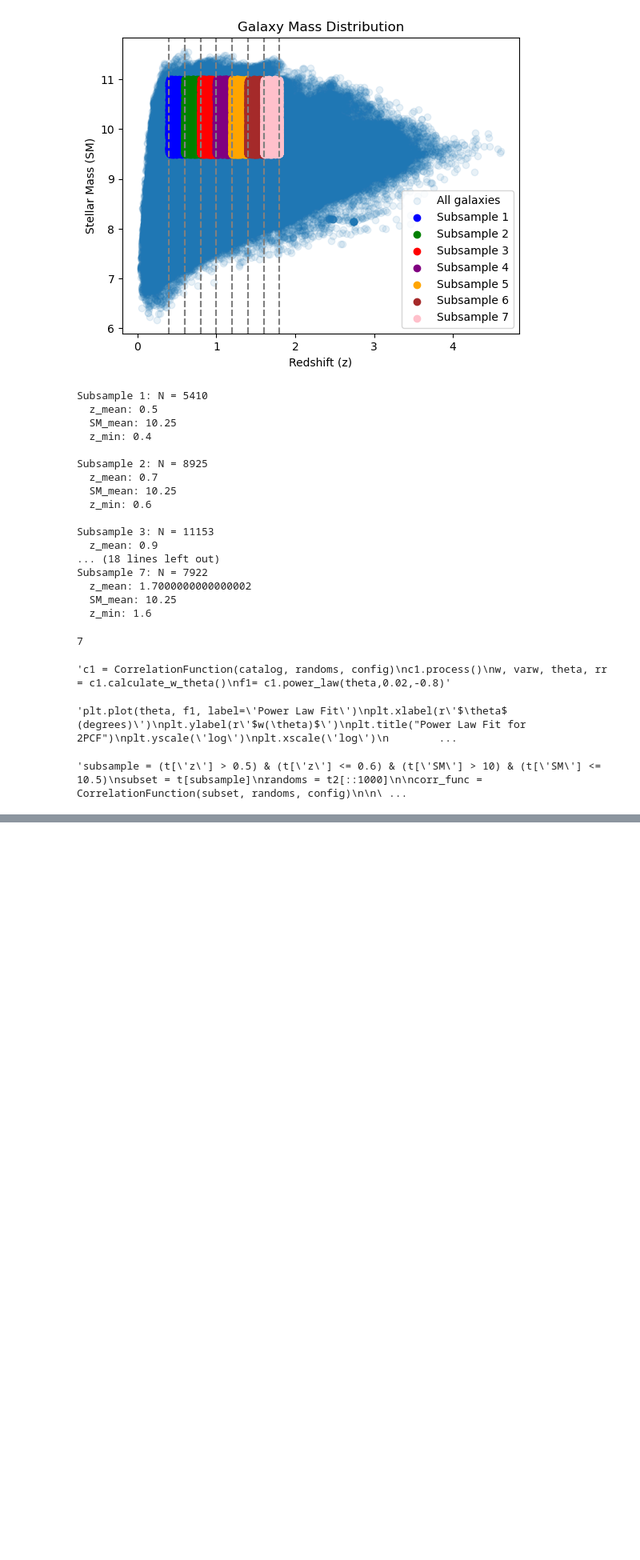
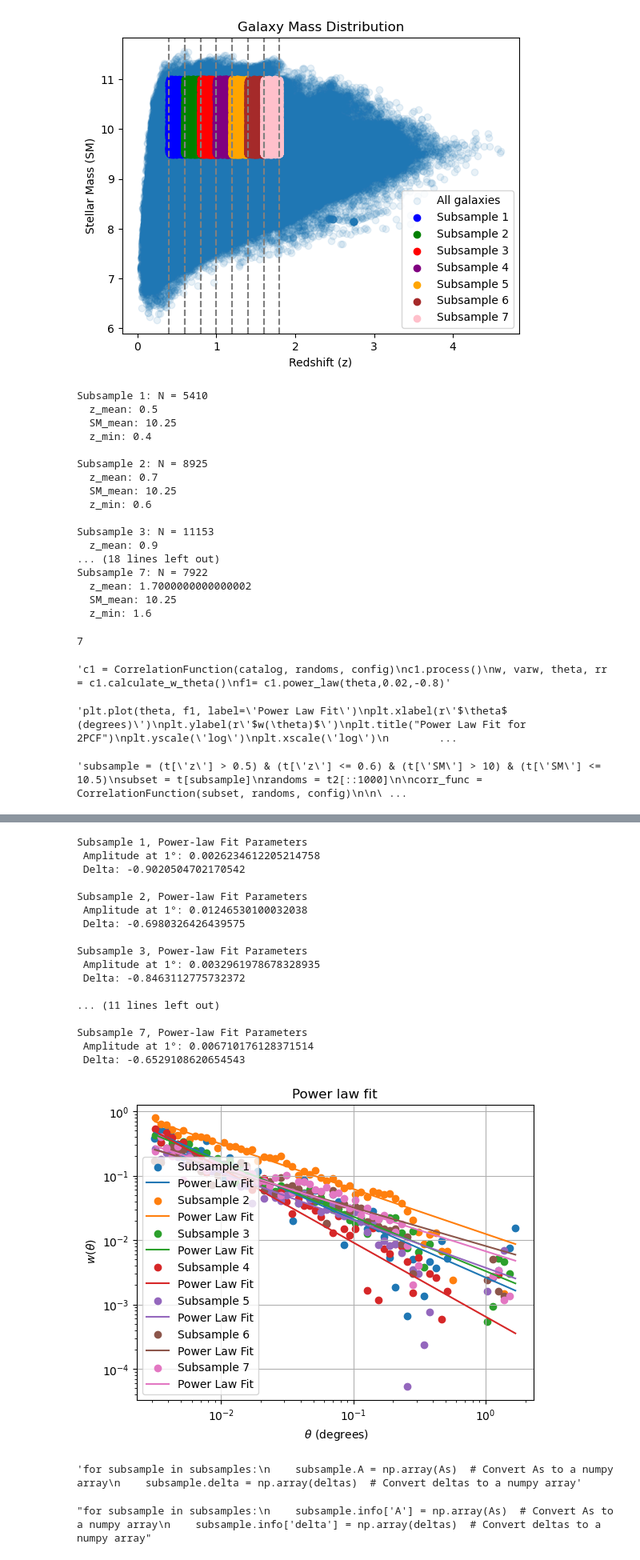
Before and after one commit to OtiliaIrina/Master_Thesis, a Jupyter notebook: class.ipynb, the cells around one changed output, grey strips where cells are left out. Shown at 80% size. Saved outputs shown, nothing was run; the diff lists cells and outputs as text; code cells hidden in the pictures; blank space fills up the shorter version.

```diff
--- a/class.ipynb
+++ b/class.ipynb
@@ -410,21 +468,3 @@ AttributeError: 'CorrelationFunction' object has no attribute 'power_law'
-# %%
-for i, catalog in enumerate(catalogs):
-
-   # plt.scatter(thetas[i],ws[i])
-    plt.scatter(thetas[i],ws[i])
-
-    plt.plot(thetas[i], fit, label='Power law fit')
-
-
-    plt.xlabel(r' $ \theta$ (degrees)')  #correlation function w
-    plt.ylabel(r' $w(\theta)$') # angular separation theta
-    plt.legend()
-    plt.yscale('log')
-    plt.xscale('log')
-    plt.grid(True)
-
-    plt.show()
-cuts=(theta>3e-3) & (theta <1) #define valid values
 # %%
 """
 
@@ -490,7 +534,8 @@ def fit_and_plot_power_law(theta, w, cat):
     """
 
     # Fit the power law using curve_fit with initial guesses
-    popt, pcov = curve_fit(power_law, theta, w, p0=[2e-2, -0.8])
+    #popt, pcov = curve_fit(power_law, theta, w, p0=[2e-2, -0.8])
+    popt, pcov = curve_fit(power_law, subsample.info['theta'], subsample.info['w'], p0=[2e-2, -0.8])
 
     # Extract fitted parameters
     A_fit = popt[0]
@@ -506,34 +551,66 @@ def fit_and_plot_power_law(theta, w, cat):
     print()
 
     # Plot the data and fitted curve for this catalog
-    plt.scatter(theta, w, label=f"Subsample {cat}")
-    plt.plot(theta, power_law(theta, *popt), label='Power Law Fit')
+    #plt.scatter(theta, w, label=f"Subsample {cat}")
+    #plt.plot(theta, power_law(theta, *popt), label='Power Law Fit')
+
+    plt.scatter(subsample.info['theta'], subsample.info['w'], label=f"Subsample {cat}")
+    plt.plot(subsample.info['theta'], power_law(subsample.info['theta'], *popt), label='Power Law Fit')
+
 
     return amplitude_at_1deg, delta_fit
 
 """
 As = []
 for i, catalog in enumerate(catalogs):
     # Call fit_and_plot_power_law to get fit parameters and plot for each catalog
     A = fit_and_plot_power_law(thetas[i], ws[i], i + 1)
 
     As.append(A)"""
 
 deltas = []
 As = []
-for i, catalog in enumerate(catalogs):
-    A, delta = fit_and_plot_power_law(thetas[i], ws[i], i + 1)
+for i, subsample in enumerate(subsamples):
+    #A, delta = fit_and_plot_power_law(thetas[i], ws[i], i + 1)
+    #     subsamples[i].info['w']
+    A, delta = fit_and_plot_power_law(subsamples[i].info['theta'][i], subsamples[i].info['w'], i + 1)
+    subsamples[i].info['A'] = A
+    subsamples[i].info['delta'] = delta
+
+
     As.append(A)
     deltas.append(delta)
+
+
+
 
 # Additional plotting customizations (labels, grid, etc.) can be added here
 plt.title("Power law fit")
 plt.xlabel(r' $ \theta$ (degrees)')
 plt.ylabel(r' $w(\theta)$')
 plt.yscale('log')
 plt.xscale('log')
 plt.savefig("Power law fit")
 
 plt.grid(True)
 plt.legend()
 plt.show()
+# %% [output]
+Subsample 1, Power-law Fit Parameters
+ Amplitude at 1°: 0.0026234612205214758
+ Delta: -0.9020504702170542
+
+Subsample 2, Power-law Fit Parameters
+ Amplitude at 1°: 0.01246530100032038
+ Delta: -0.6980326426439575
+
+Subsample 3, Power-law Fit Parameters
+ Amplitude at 1°: 0.0032961978678328935
+ Delta: -0.8463112775732372
+
+... (11 lines left out)
+
+Subsample 7, Power-law Fit Parameters
+ Amplitude at 1°: 0.006710176128371514
+ Delta: -0.6529108620654543
+[figure, added]
@@ -542,11 +619,15 @@ print(subsample.info['A'])
 # %%
-for subsample in subsamples:
+"""for subsample in subsamples:
     subsample.A = np.array(As)  # Convert As to a numpy array
-    subsample.delta = np.array(deltas)  # Convert deltas to a numpy array
+    subsample.delta = np.array(deltas)  # Convert deltas to a numpy array"""
+# %% [output]
+'for subsample in subsamples:\n    subsample.A = np.array(As)  # Convert As to a numpy array\n    subsample.delta = np.array(deltas)  # Convert deltas to a numpy array'
 # %%
-for subsample in subsamples:
+"""for subsample in subsamples:
     subsample.info['A'] = np.array(As)  # Convert As to a numpy array
-    subsample.info['delta'] = np.array(deltas)  # Convert deltas to a numpy array
+    subsample.info['delta'] = np.array(deltas)  # Convert deltas to a numpy array"""
+# %% [output]
+"for subsample in subsamples:\n    subsample.info['A'] = np.array(As)  # Convert As to a numpy array\n    subsample.info['delta'] = np.array(deltas)  # Convert deltas to a numpy array"
 # %%
 print(subsample.info['A'])
 print(subsample.info['delta'])
```
Also changed, not shown: parts of 41 cells of this notebook, 6 other files.
